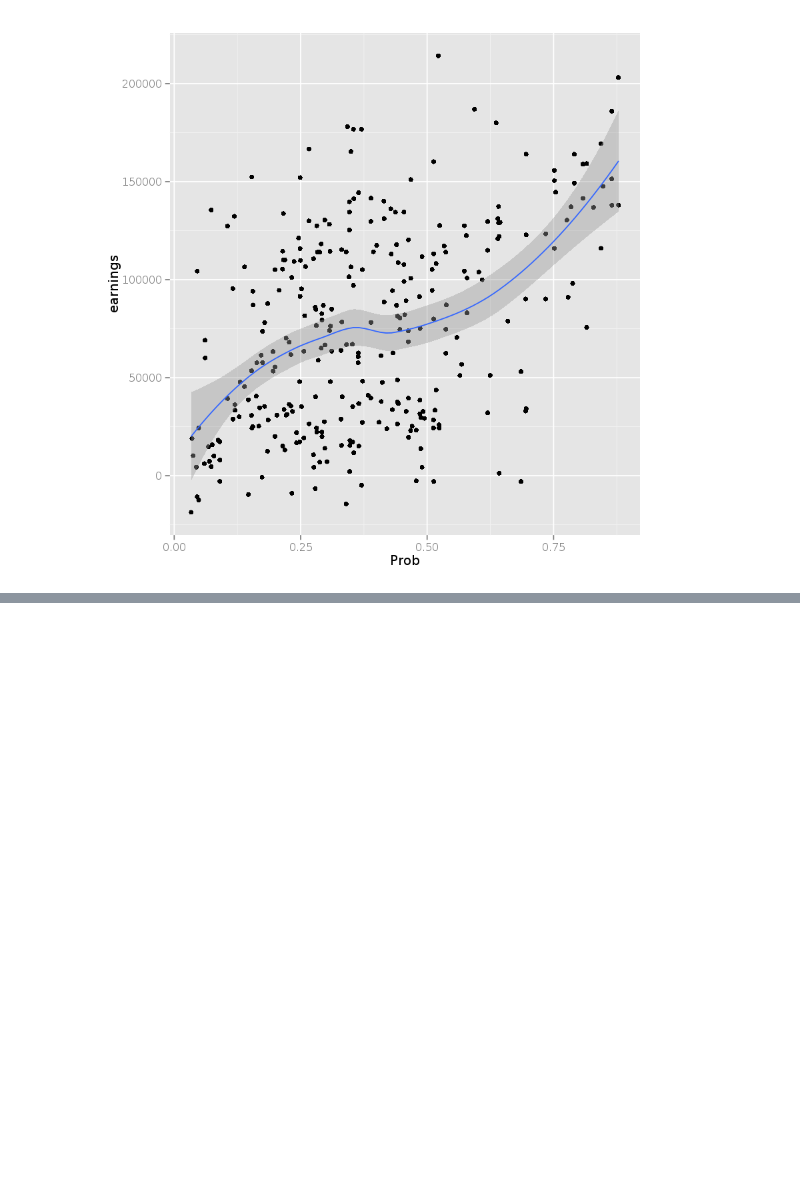
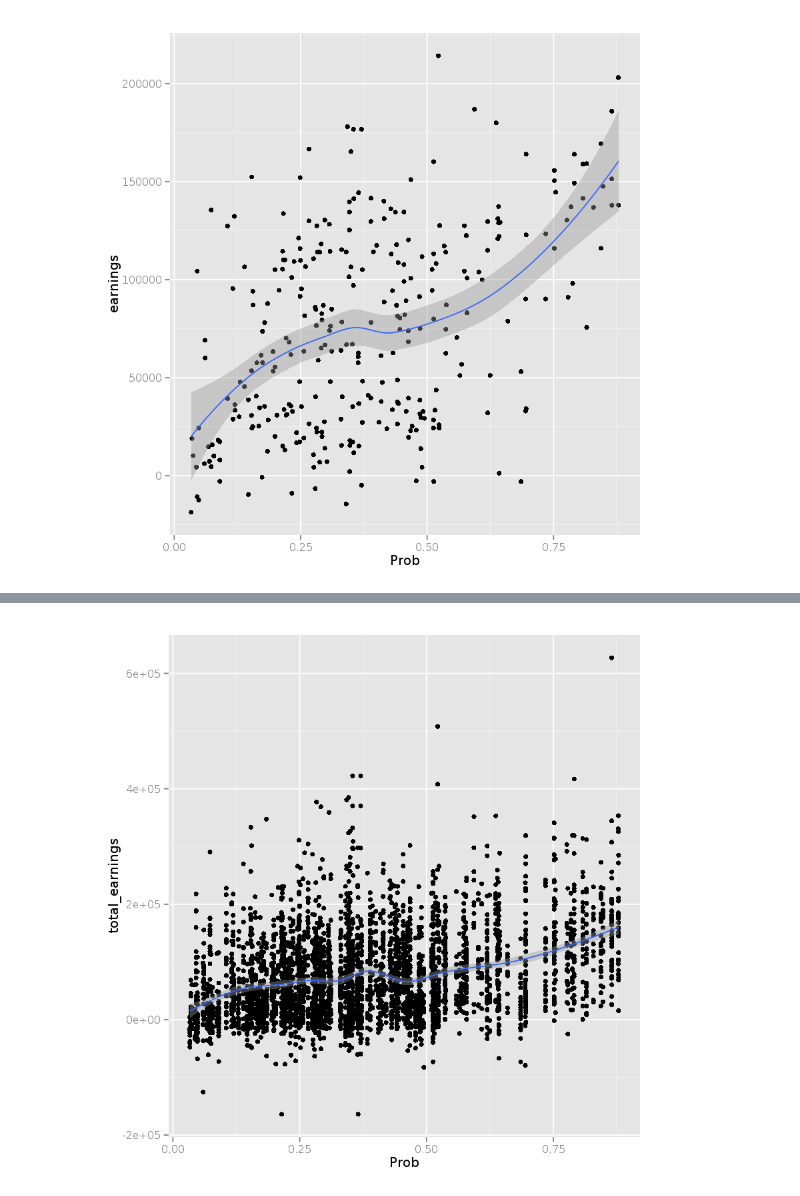
Before and after one commit to bethe/livemanagerstats, a Jupyter notebook: Odds.R.ipynb, the cells around one changed output, grey strips where cells are left out. Drawn from its saved outputs; the diff is of its cells as text; code cells hidden in the pictures; blank space fills up the shorter version.

Commit message:
start with new earnings prediction model

```diff
--- a/Odds.R.ipynb
+++ b/Odds.R.ipynb
@@ -108,3 +118,11 @@ geom_smooth()
 # %% [output]
 geom_smooth: method="auto" and size of largest group is <1000, so using loess. Use 'method = x' to change the smoothing method.
 [figure]
+# %%
+## Add prob at individual player level
+plm.merge <- merge(plm, earnings_probs, by = c("matchday", "Club"), all.x = TRUE)
+# %%
+ggplot(data = subset(plm.merge, plm.merge$time_on_pitch > 0), aes(x=Prob, y = total_earnings)) +
+geom_point() +
+geom_smooth()
+# %% [output]
@@ -110,0 +133 @@ geom_smooth: method="auto" and size of largest group is <1000, so using loess. U
+[figure, added]
```
Also changed, not shown: parts of 7 cells of this notebook, 2 other files.
